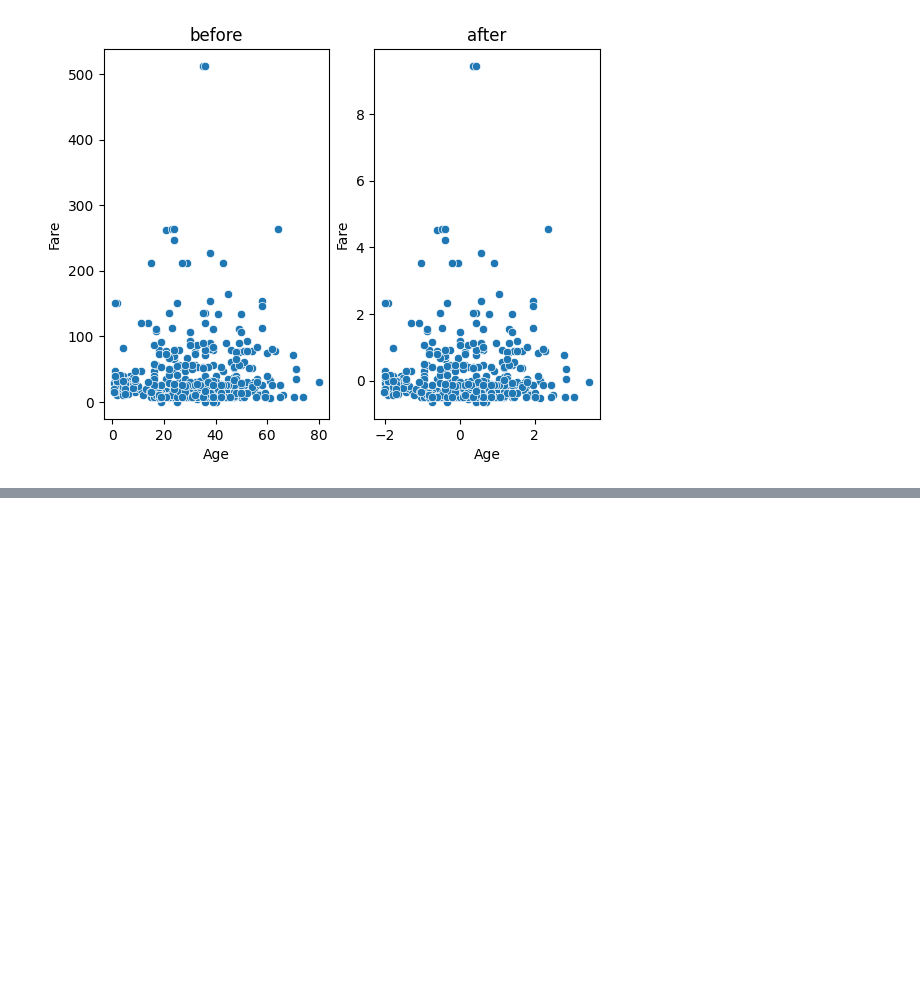
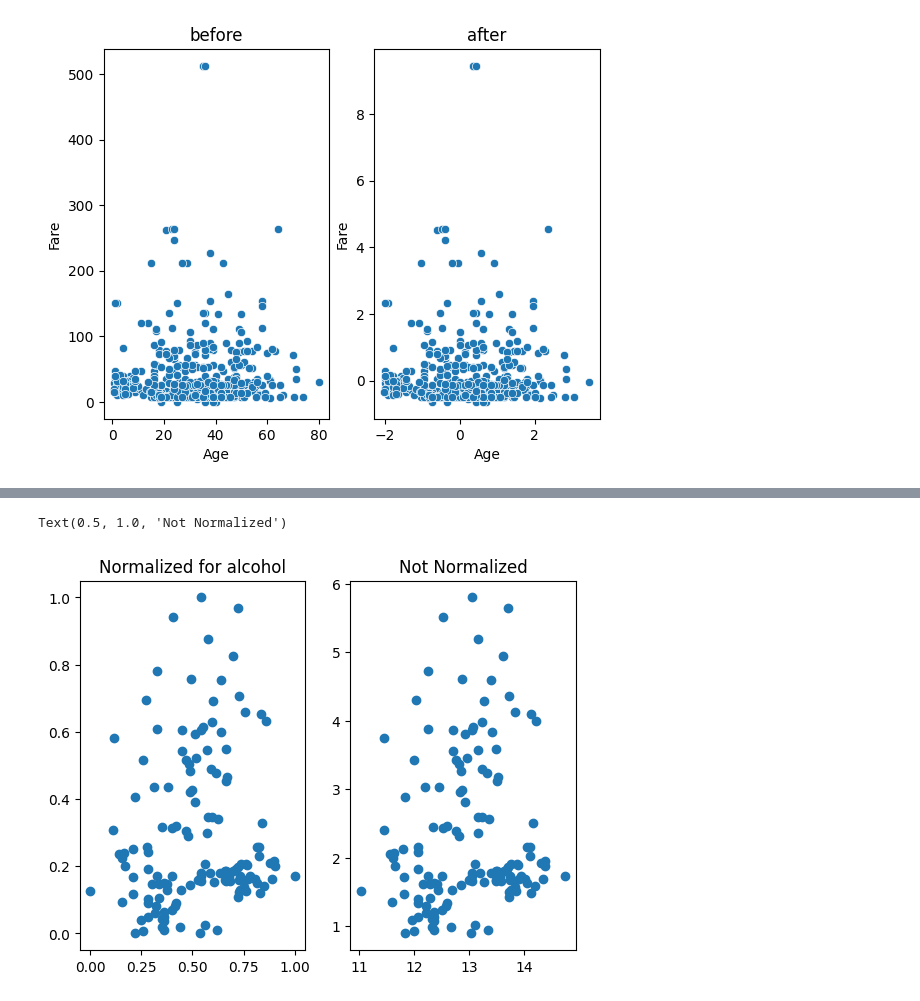
Before and after one commit to Amulussolver/Machine-learning, a Jupyter notebook: feature_eng.ipynb, the cells around one changed output, grey strips where cells are left out. Cells and saved outputs as stored; diff of their text form; code cells hidden in the pictures; blank space fills up the shorter version.

```diff
--- a/feature_eng.ipynb
+++ b/feature_eng.ipynb
@@ -143,0 +184,2 @@ Text(0.5, 1.0, 'after')
+# %%
+X_train,X_test,y_train,y_test=train_test_split(df.drop("Class-label",axis=1),df['Class-label'],test_size=0.23,random_state=0)
@@ -143,0 +190,7 @@ Text(0.5, 1.0, 'after')
+# %%
+scaler=MinMaxScaler()
+x_train_transformed=scaler.fit_transform(X_train)
+x_test_transformed=scaler.transform(X_test)
+# %%
+x_trained=pd.DataFrame(x_train_transformed,columns=X_train.columns)
+x_tested=pd.DataFrame(x_test_transformed,columns=X_test.columns)
@@ -143,0 +209,9 @@ Text(0.5, 1.0, 'after')
+# %%
+fig,(ax1,ax2)=plt.subplots(ncols=2,nrows=1)
+ax1.scatter(x_trained["alcohol"],x_trained["Mallic-acid"])
+ax1.set_title("Normalized for alcohol")
+ax2.scatter(X_train["alcohol"],X_train["Mallic-acid"])
+ax2.set_title("Not Normalized")
+# %% [output]
+Text(0.5, 1.0, 'Not Normalized')
+[figure, added]
```
Also changed, not shown: parts of 15 cells of this notebook.
